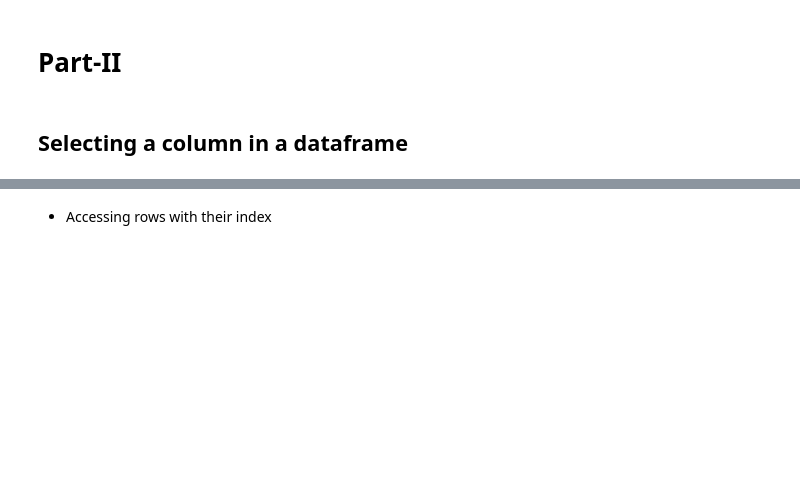
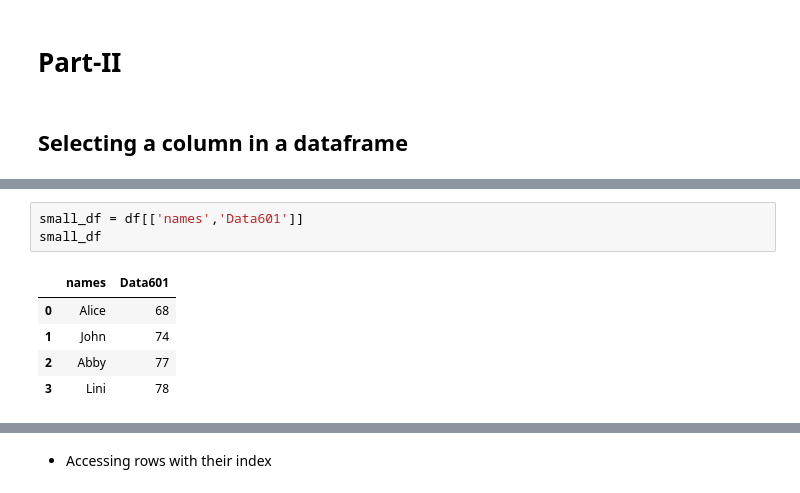
Before and after one commit to udveg/DS601_Fall21, a Jupyter notebook: Week03/week03.ipynb, the cells around one changed output, grey strips where cells are left out. Saved outputs shown, nothing was run; the diff lists cells and outputs as text; blank space fills up the shorter version.

```diff
--- a/Week03/week03.ipynb
+++ b/Week03/week03.ipynb
@@ -103,2 +241,11 @@ df['names']
+# %%
+small_df = df[['names','Data601']]
+small_df
+# %% [output]
+|  | names | Data601 |
+| 0 | Alice | 68 |
+| 1 | John | 74 |
+| 2 | Abby | 77 |
+| 3 | Lini | 78 |
 # %%
 df.names
```
Also changed, not shown: parts of 36 cells of this notebook, 6 other files.
